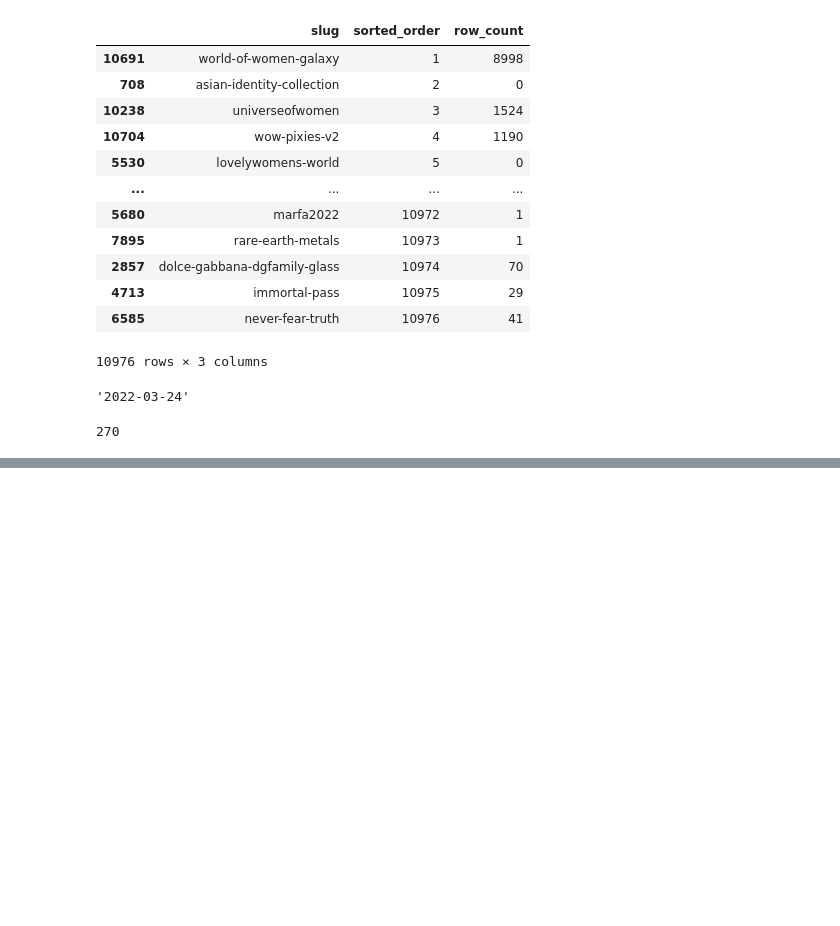
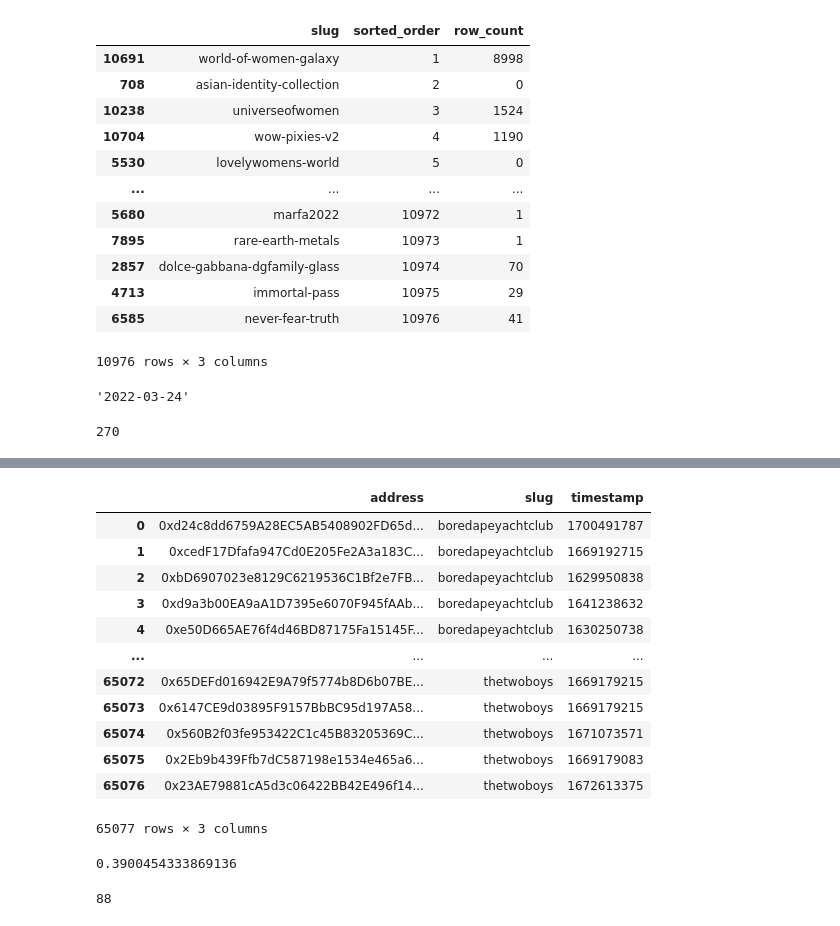
Before and after one commit to narunraman/nft_research, a Jupyter notebook: Dino/counterfeit_value.ipynb, the cells around one changed output, grey strips where cells are left out. Saved outputs shown, nothing was run; the diff lists cells and outputs as text; code cells hidden in the pictures; blank space fills up the shorter version.

```diff
--- a/Dino/counterfeit_value.ipynb
+++ b/Dino/counterfeit_value.ipynb
@@ -323,0 +408,16 @@ nan
+# %%
+ownership_dates.query("slug==")
+# %% [output]
+|  | address | slug | timestamp |
+| 0 | 0xd24c8dd6759A28EC5AB5408902FD65d... | boredapeyachtclub | 1700491787 |
+| 1 | 0xcedF17Dfafa947Cd0E205Fe2A3a183C... | boredapeyachtclub | 1669192715 |
+| 2 | 0xbD6907023e8129C6219536C1Bf2e7FB... | boredapeyachtclub | 1629950838 |
+| 3 | 0xd9a3b00EA9aA1D7395e6070F945fAAb... | boredapeyachtclub | 1641238632 |
+| 4 | 0xe50D665AE76f4d46BD87175Fa15145F... | boredapeyachtclub | 1630250738 |
+| ... | ... | ... | ... |
+| 65072 | 0x65DEFd016942E9A79f5774b8D6b07BE... | thetwoboys | 1669179215 |
+| 65073 | 0x6147CE9d03895F9157BbBC95d197A58... | thetwoboys | 1669179215 |
+| 65074 | 0x560B2f03fe953422C1c45B83205369C... | thetwoboys | 1671073571 |
+| 65075 | 0x2Eb9b439Ffb7dC587198e1534e465a6... | thetwoboys | 1669179083 |
+| 65076 | 0x23AE79881cA5d3c06422BB42E496f14... | thetwoboys | 1672613375 |
+65077 rows × 3 columns
@@ -323,0 +439,13 @@ nan
+# %%
+
+percs = [x[1]/x[2] for x in counts if x[2]>0]
+avg = sum(percs)/len(percs)
+avg
+# %% [output]
+0.3900454333869136
+# %%
+ownership_dates.sort_values('creation_date')
+owner_dates['creation_date'] = owner_dates['creation_date'].fillna(owner_dates['creation_date'].max())
+ownership_dates.isna().sum().sum()
+# %% [output]
+88
```
Also changed, not shown: parts of 4 cells of this notebook, 19 other files.
